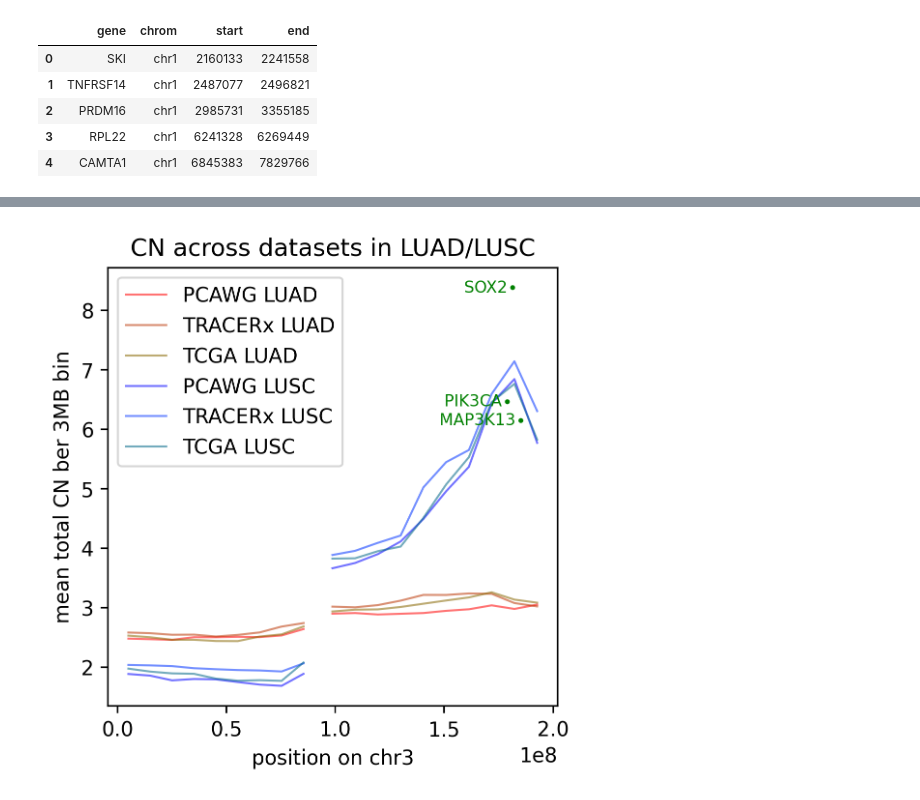
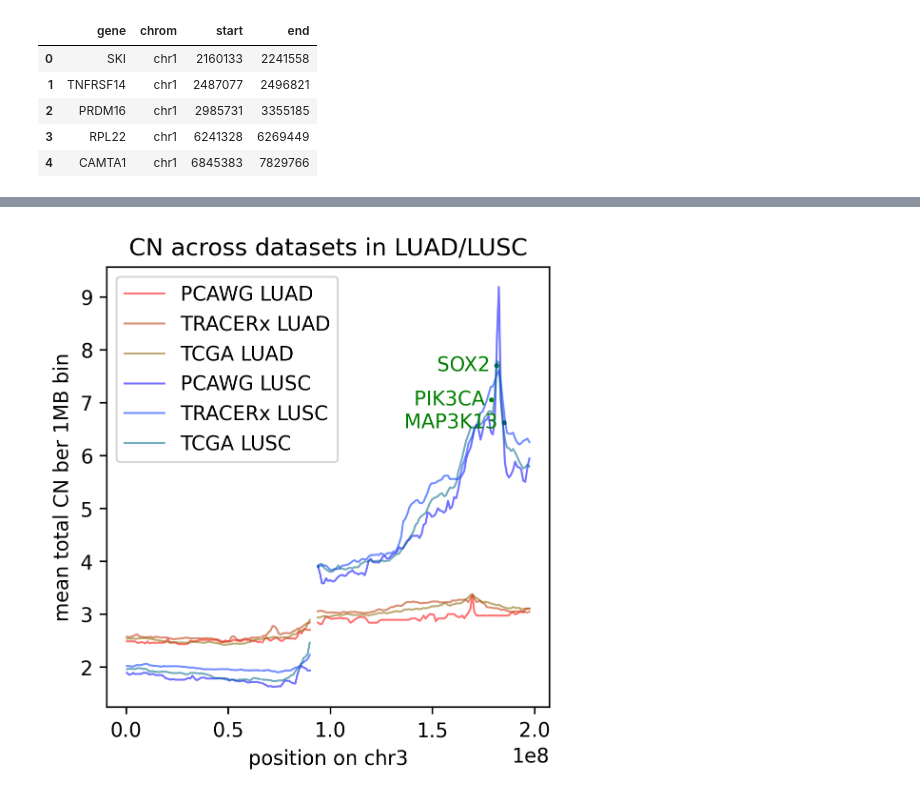
Before and after one commit to ICCB-Cologne/CNSistent, a Jupyter notebook: notebooks/analyze/analyze_lung.ipynb, the cells around one changed output, grey strips where cells are left out. Drawn from its saved outputs; the diff is of its cells as text; code cells hidden in the pictures.

```diff
--- a/notebooks/analyze/analyze_lung.ipynb
+++ b/notebooks/analyze/analyze_lung.ipynb
@@ -34,6 +22,6 @@ get_cns_for_type(cns["PCAWG"], samples["PCAWG"], "LUAD").head()
 # %%
-luad_dict = { k : get_cns_for_type(cns[k], samples[k], "LUAD") for k in cns.keys() }
-lusc_dict = { k : get_cns_for_type(cns[k], samples[k], "LUSC") for k in cns.keys() }
+luad_dict = { k : get_cns_for_type(cns_df, samples_df.query(f"source == '{k}'"), "LUAD") for k in datasets }
+lusc_dict = { k : get_cns_for_type(cns_df, samples_df.query(f"source == '{k}'"), "LUSC") for k in datasets }
 means_single = [group_bins(dataset) for dataset in [v for k, v in luad_dict.items()] + [v for k, v in lusc_dict.items()]]
 luad_all = pd.concat([v for k, v in luad_dict.items()])
 lusc_all = pd.concat([v for k, v in lusc_dict.items()])
@@ -99 +72,3 @@ cosmic_df = load_filter_bins(samples, "COSMIC")
+# %%
+_, cosmic_df = main_load_data("COSMIC")
 # %%
@@ -119,14 +94,16 @@ cosmic_genes.head()
 | 3 | RPL22 | chr1 | 6241328 | 6269449 |
 | 4 | CAMTA1 | chr1 | 6845383 | 7829766 |
 # %%
-k = "PCAWG"
-cosmic_lusc_group = group_bins(get_cns_for_type(cosmic_df[k], samples[k], "LUSC"))
+cosmic_lusc_group = group_bins(get_cns_for_type(cosmic_df, samples_df, "LUSC"))
 cosmic_lusc_group = cosmic_lusc_group.merge(cosmic_genes, on=["chrom", "start", "end"])
-cosmic_luad_group = group_bins(get_cns_for_type(cosmic_df[k], samples[k], "LUAD"))
+cosmic_luad_group = group_bins(get_cns_for_type(cosmic_df, samples_df, "LUAD"))
 cosmic_luad_group = cosmic_luad_group.merge(cosmic_genes, on=["chrom", "start", "end"])
 # %%
 from cns.display.plot import fig_dots
 
+
+# increase font size in figure
+plt.rcParams.update({'font.size': 12})
 
 fig, ax = fig_dots(cosmic_lusc_group, chrom="chr3", column="total_cn", dpi=200)
 
@@ -170,18 +147,17 @@ chrom_3.loc[140:158]
 # %%
 labels = ["PCAWG LUAD", "TRACERx LUAD", "TCGA LUAD", "PCAWG LUSC", "TRACERx LUSC", "TCGA LUSC"]
 fig, ax = fig_lines(means_single, labels, column="total_cn", color=["#FF0000", "#BB3300", "#886600", "#0000FF", "#0033FF", "#006688"], dpi=300, chrom="chr3")
-ax.set_ylabel("mean total CN ber 3MB bin")
+ax.set_ylabel("mean total CN ber 1MB bin")
 ax.set_title("CN across datasets in LUAD/LUSC")
 ax.legend(loc='upper left')
-plt.savefig("../../out/fig_LUAD_LUSC_single.pdf", bbox_inches='tight')
 
 for i, row in cosmic_lusc_group.iterrows():
     if row['gene'] in ["PIK3CA", "SOX2", "MAP3K13"]:
         plt.scatter(row['mid'], row['total_cn'], color='green', s=2)
         offset = 0
         text = f"{row['gene']} "
-        plt.text(row['mid'], row['total_cn'] + offset, text, color="green", size=8, ha='right', va='center')
+        plt.text(row['mid'], row['total_cn'] + offset, text, color="green", size=10, ha='right', va='center')
 
 plt.savefig("../../out/fig_LUAD_LUSC_single.pdf", bbox_inches='tight')
 # %% [output]
-[figure, old version]
+[figure, new version]
```
Also changed, not shown: parts of 17 cells of this notebook, 4 other files.
